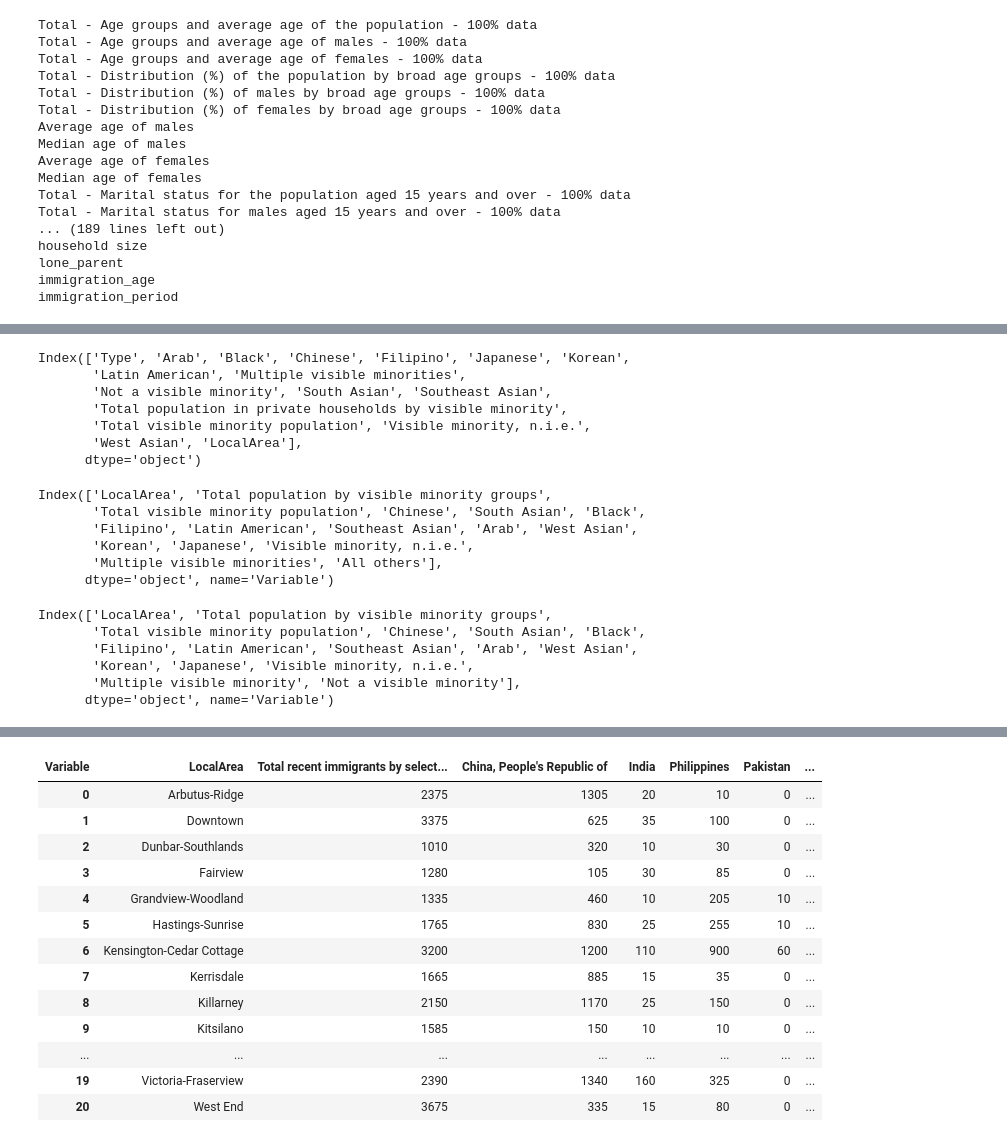
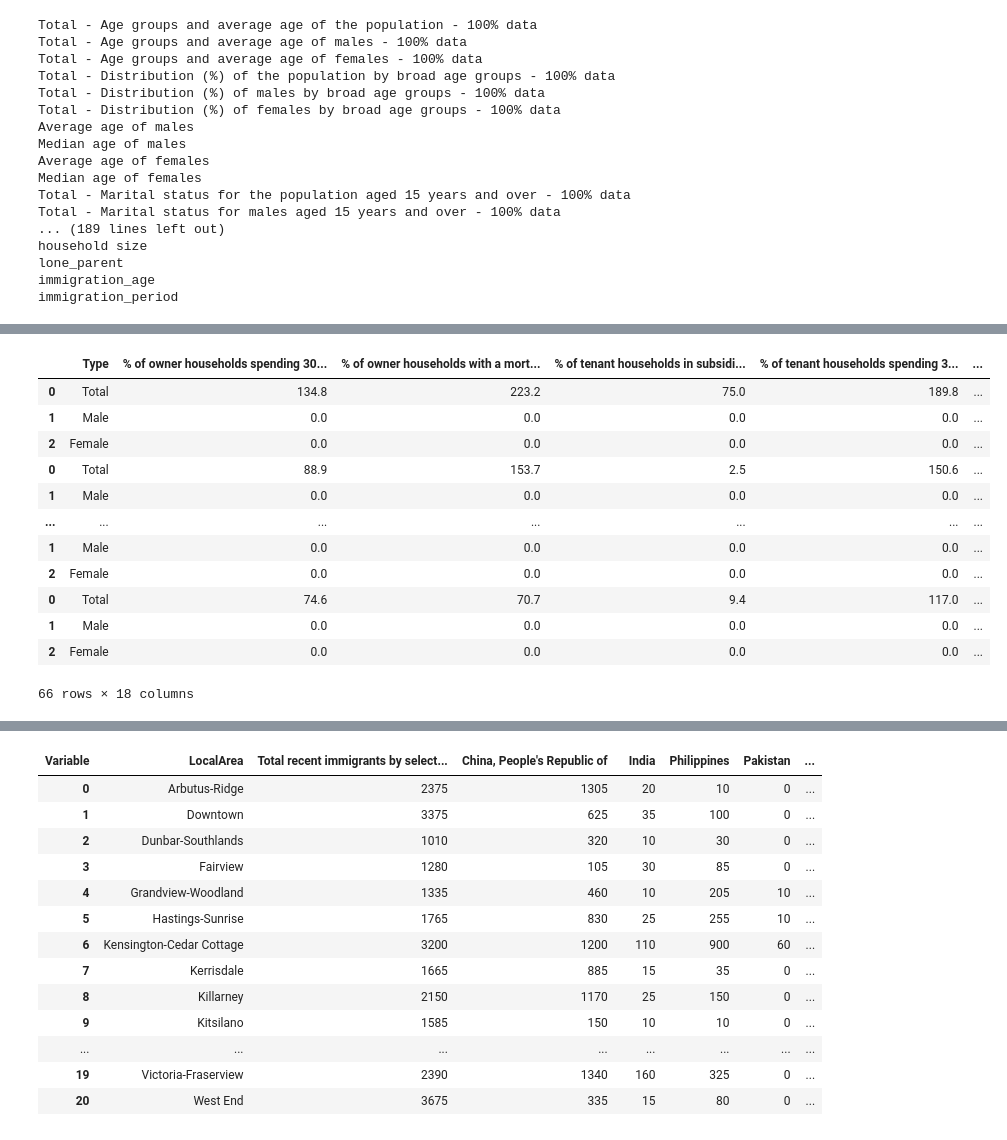
Before and after one commit to aakanksha023/EVAN, a Jupyter notebook: src/02_clean_wrangle/clean_census_data.ipynb, the cells around one changed output, grey strips where cells are left out. Cells and saved outputs as stored; diff of their text form; code cells hidden in the pictures.

```diff
--- a/src/02_clean_wrangle/clean_census_data.ipynb
+++ b/src/02_clean_wrangle/clean_census_data.ipynb
@@ -1218,29 +1315,17 @@ immigration_period
 # %%
-df_im_2011 = pd.read_csv('../../data/processed/nhs_Visible minority population.csv', index_col=0)
-df_im_2011.columns
+df = pd.read_csv('../../data/processed/nhs/Shelter costs.csv', index_col=0)
+df
 # %% [output]
+|  | Type | % of owner households spending 30... | % of owner households with a mort... | % of tenant households in subsidi... | % of tenant households spending 3... | ... |
+| 0 | Total | 134.8 | 223.2 | 75.0 | 189.8 | ... |
+| 1 | Male | 0.0 | 0.0 | 0.0 | 0.0 | ... |
+| 2 | Female | 0.0 | 0.0 | 0.0 | 0.0 | ... |
+| 0 | Total | 88.9 | 153.7 | 2.5 | 150.6 | ... |
+| 1 | Male | 0.0 | 0.0 | 0.0 | 0.0 | ... |
+| ... | ... | ... | ... | ... | ... | ... |
+| 1 | Male | 0.0 | 0.0 | 0.0 | 0.0 | ... |
+| 2 | Female | 0.0 | 0.0 | 0.0 | 0.0 | ... |
+| 0 | Total | 74.6 | 70.7 | 9.4 | 117.0 | ... |
+| 1 | Male | 0.0 | 0.0 | 0.0 | 0.0 | ... |
+| 2 | Female | 0.0 | 0.0 | 0.0 | 0.0 | ... |
-Index(['Type', 'Arab', 'Black', 'Chinese', 'Filipino', 'Japanese', 'Korean',
-       'Latin American', 'Multiple visible minorities',
-       'Not a visible minority', 'South Asian', 'Southeast Asian',
-       'Total population in private households by visible minority',
-       'Total visible minority population', 'Visible minority, n.i.e.',
-       'West Asian', 'LocalArea'],
-      dtype='object')
+66 rows × 18 columns
-# %%
-df_2001['Total population by visible minority groups'].columns
-# %% [output]
-Index(['LocalArea', 'Total population by visible minority groups',
-       'Total visible minority population', 'Chinese', 'South Asian', 'Black',
-       'Filipino', 'Latin American', 'Southeast Asian', 'Arab', 'West Asian',
-       'Korean', 'Japanese', 'Visible minority, n.i.e.',
-       'Multiple visible minorities', 'All others'],
-      dtype='object', name='Variable')
-# %%
-df_2006['Total population by visible minority groups'].columns
-# %% [output]
-Index(['LocalArea', 'Total population by visible minority groups',
-       'Total visible minority population', 'Chinese', 'South Asian', 'Black',
-       'Filipino', 'Latin American', 'Southeast Asian', 'Arab', 'West Asian',
-       'Korean', 'Japanese', 'Visible minority, n.i.e.',
-       'Multiple visible minority', 'Not a visible minority'],
-      dtype='object', name='Variable')
```
Also changed, not shown: parts of 22 cells of this notebook.
